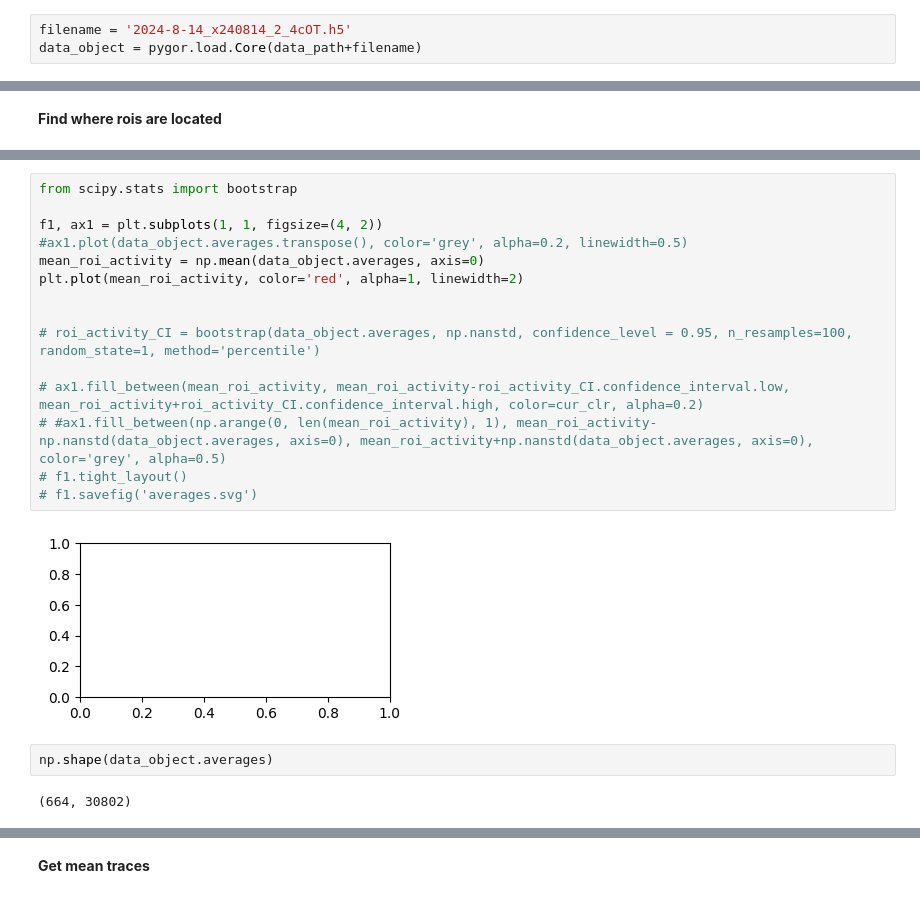
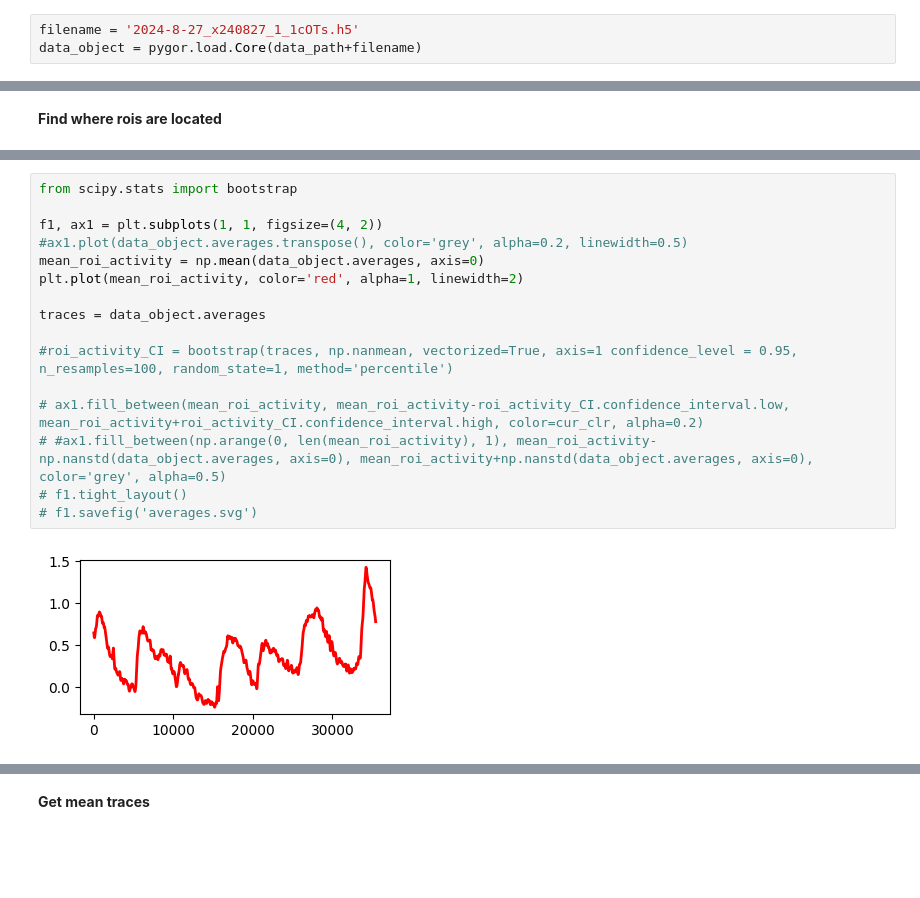
Before and after one commit to simbru/pygor, a Jupyter notebook: ROI_clustering.ipynb, the cells around one changed output, grey strips where cells are left out. Cells and saved outputs as stored; diff of their text form; blank space fills up the shorter version.

```diff
--- a/ROI_clustering.ipynb
+++ b/ROI_clustering.ipynb
@@ -8,5 +12,5 @@ data_path = 'C:/Users/Michael Forsthofer/OneDrive - University of Sussex/BadenLa
 # %%
-filename = '2024-8-14_x240814_2_4cOT.h5'
+filename = '2024-8-27_x240827_1_1cOTs.h5'
 data_object = pygor.load.Core(data_path+filename)
 # %%
 data_object.view_stack_rois(labels=False, figsize_scale=3, func='average_stack')
@@ -30,21 +34,18 @@ ax[1].imshow(mask, cmap=cmap, interpolation='none')
 # %%
 from scipy.stats import bootstrap
 
 f1, ax1 = plt.subplots(1, 1, figsize=(4, 2))
 #ax1.plot(data_object.averages.transpose(), color='grey', alpha=0.2, linewidth=0.5)
 mean_roi_activity = np.mean(data_object.averages, axis=0)
 plt.plot(mean_roi_activity, color='red', alpha=1, linewidth=2)
 
+traces = data_object.averages
 
-# roi_activity_CI = bootstrap(data_object.averages, np.nanstd, confidence_level = 0.95, n_resamples=100, random_state=1, method='percentile')
+#roi_activity_CI = bootstrap(traces, np.nanmean, vectorized=True, axis=1 confidence_level = 0.95, n_resamples=100, random_state=1, method='percentile')
 
 # ax1.fill_between(mean_roi_activity, mean_roi_activity-roi_activity_CI.confidence_interval.low, mean_roi_activity+roi_activity_CI.confidence_interval.high, color=cur_clr, alpha=0.2)
 # #ax1.fill_between(np.arange(0, len(mean_roi_activity), 1), mean_roi_activity-np.nanstd(data_object.averages, axis=0), mean_roi_activity+np.nanstd(data_object.averages, axis=0), color='grey', alpha=0.5)
 # f1.tight_layout()
 # f1.savefig('averages.svg')
 # %% [output]
-[figure, old version]
+[figure, new version]
-# %%
-np.shape(data_object.averages)
-# %% [output]
-(664, 30802)
```
Also changed, not shown: parts of 15 cells of this notebook, 1 other file.
